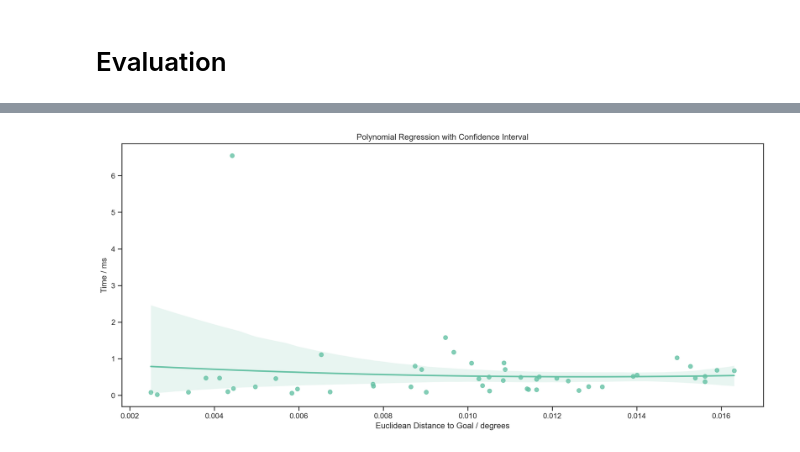
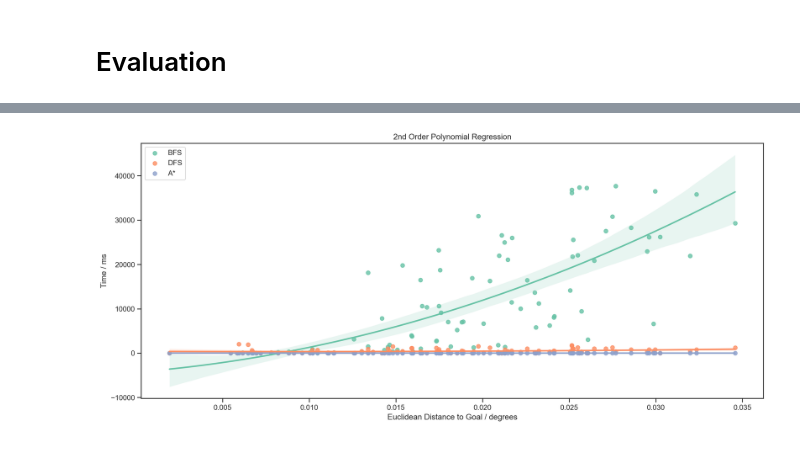
Before and after one commit to Hal609/AIP_map_search, a Jupyter notebook: map_search.ipynb, the cells around one changed output, grey strips where cells are left out. Drawn from its saved outputs; the diff is of its cells as text; code cells hidden in the pictures.

```diff
--- a/map_search.ipynb
+++ b/map_search.ipynb
@@ -95,20 +91,18 @@ adj_dict = {n: list(adjacent_node_dict.keys()) for n, adjacent_node_dict in G.ad
 # %%
 # Create a dictionary to map nodes to their index in a list
 node_index_map = {nodes[i]: i for i in range(num_points)}
-
-# Initially set sizes and colours to defaults (size 10, colour white)
-sizes = [10 for i in range(num_points)]
-colours = ["#FFFFFF" for i in range(num_points)]
 
 def update_graph_visuals(current_node, closed_set, destination_node):
     '''
     Function to update the sizes and colours of the nodes in the graph.
     '''
+    sizes = [10 for i in range(num_points)]
+    colours = ["#FFFFFF" for i in range(num_points)]
 
     # Loop through all closed (visited) nodes and set them to yellow and size 10
-    if len(closed_set) > 1:
-        sizes[node_index_map[closed_set[-2]]] = 10
-        colours[node_index_map[closed_set[-2]]] = "#FFFF00"
+    for node in closed_set:
+        sizes[node_index_map[node]] = 10
+        colours[node_index_map[node]] = "#FFFF00"
 
     # Set destination node to size 30 and to purple colour
     colours[node_index_map[destination_node]] = "#FF00FF"
@@ -146,12 +140,12 @@ def mph_to_mps(speed_mph):
 
 def time_between(start_node_id, end_node_id):
     try:
-        speed = gdf_edges.xs(start_node_id, level="u").xs(end_node_id, level="v")["maxspeed"].item()
+        speed = gdf_edges.xs(start_node_id, level="u").xs(end_node_id, level="v")["maxspeed"][0].item()
     except ValueError:
         print(start_node_id, end_node_id)
         raise Exception(gdf_edges.xs(start_node_id, level="u").xs(end_node_id, level="v")["maxspeed"])
 
-    distance = gdf_edges.xs(start_node_id, level="u").xs(end_node_id, level="v")["length"].item()
+    distance = gdf_edges.xs(start_node_id, level="u").xs(end_node_id, level="v")["length"][0].item()
 
     # With speed in m/s and distance in m this returns the time between nodes in s
     return distance / mph_to_mps(speed)
@@ -377,7 +377,7 @@ Saving output to a_star_manchester.mp4.
 # %%
 from pretty_progress import progress_bar
 
-n_trials = 100  # Total number of start-end pairs
+n_trials = 100
 
 results_df = pd.DataFrame({
     "Distance": np.zeros(n_trials),
@@ -399,15 +399,15 @@ for i in range(n_trials):
     searcher = SearchClass(start_node, end, heuristic_func=manhattan_distance)
 
     start_time = time.time_ns()
-    # searcher.run_search(search_type="bfs")
+    searcher.run_search(search_type="bfs")
     bfs_duration =  time.time_ns() - start_time
-    bfs_journey_time = 0 #searcher.calc_path_time(searcher.closed[-1].path_to())
+    bfs_journey_time = searcher.calc_path_time(searcher.closed[-1].path_to())
 
     searcher.reset()
     start_time = time.time_ns()
-    # searcher.run_search(search_type="dfs")
+    searcher.run_search(search_type="dfs")
     dfs_duration = time.time_ns() - start_time
-    dfs_journey_time = 0 #searcher.calc_path_time(searcher.closed[-1].path_to())
+    dfs_journey_time = searcher.calc_path_time(searcher.closed[-1].path_to())
 
     searcher.reset()
     start_time = time.time_ns()
@@ -446,12 +439,13 @@ results_df #= pd.read_csv("dfs_bfs_200_times_pc.csv")
 # %%
-# sns.regplot(results_df, x="Distance", y="BFS_Time", order=2, ci=95)
-# sns.regplot(results_df, x="Distance", y="DFS_Time", order=2, ci=95)
-sns.regplot(results_df, x="Distance", y="A_Star_Time", order=2, ci=95)
+sns.regplot(results_df, x="Distance", y="BFS_Time", order=2, ci=95, label="BFS")
+sns.regplot(results_df, x="Distance", y="DFS_Time", order=2, ci=95, label="DFS")
+sns.regplot(results_df, x="Distance", y="A_Star_Time", order=2, ci=95, label="A*")
 
 # Customize the plot
 plt.xlabel("Euclidean Distance to Goal / degrees")
 plt.ylabel("Time / ms")
-plt.title("Polynomial Regression with Confidence Interval")
+plt.title("2nd Order Polynomial Regression")
+plt.legend()
 plt.show()
 # %% [output]
-[figure, old version]
+[figure, new version]
```
Also changed, not shown: parts of 8 cells of this notebook, 3 other files.
